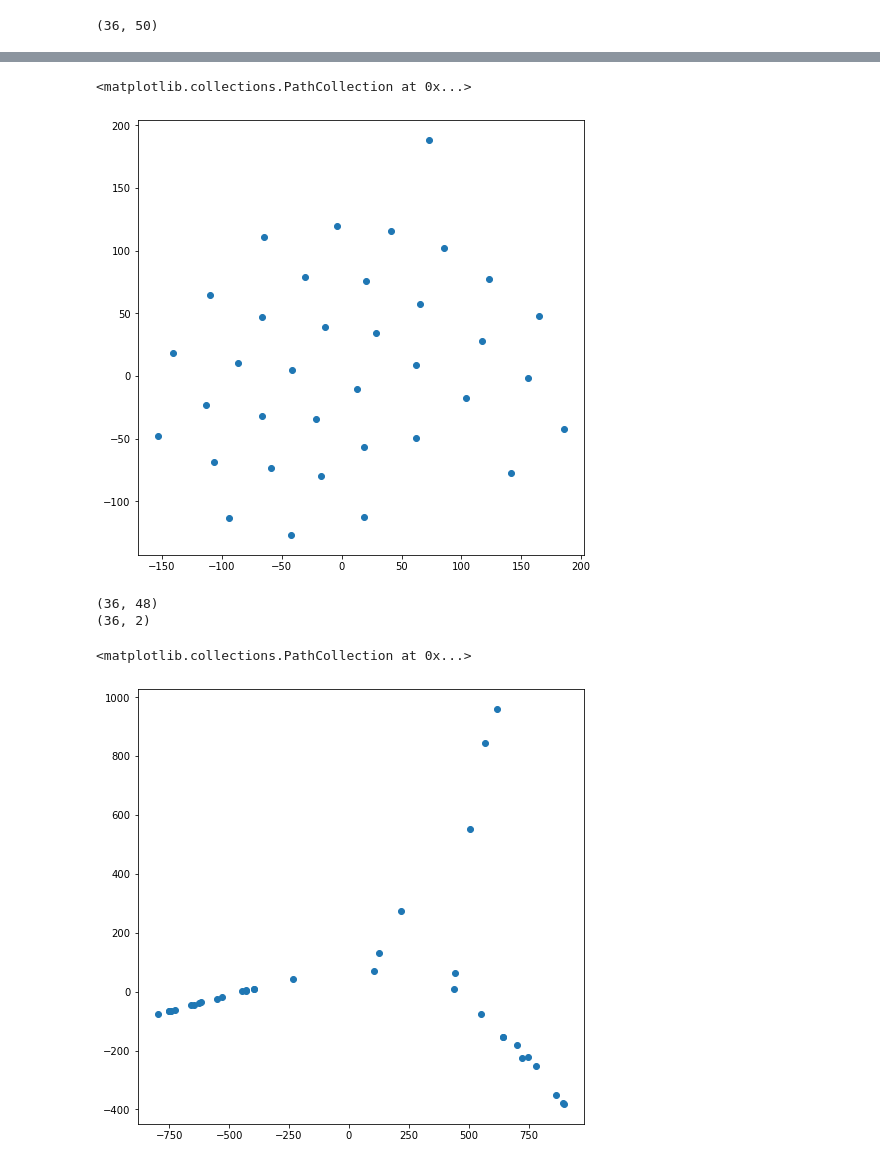
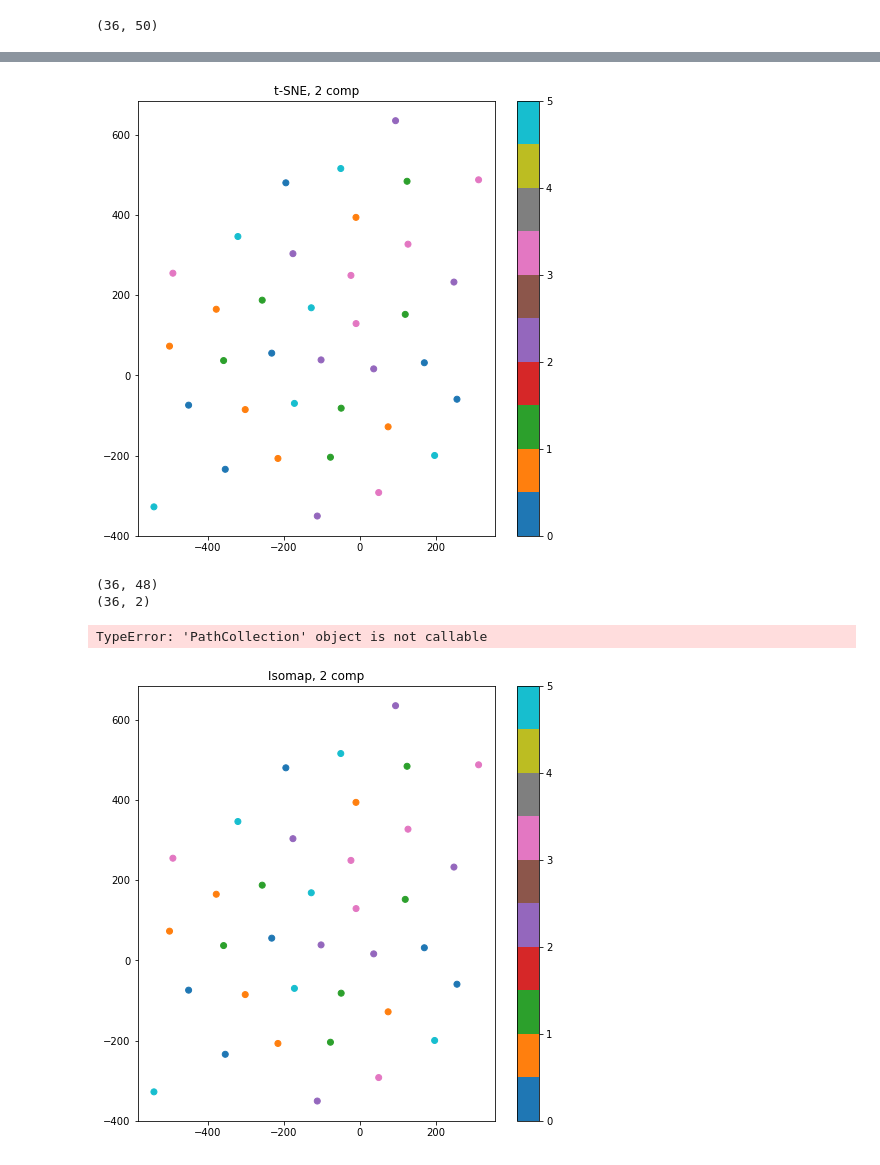
Before and after one commit to alesspiscopo/Data-Driven-MILD, a Jupyter notebook: PCA_grid.ipynb, the cells around one changed output, grey strips where cells are left out. Drawn from its saved outputs; the diff is of its cells as text; code cells hidden in the pictures.

```diff
--- a/PCA_grid.ipynb
+++ b/PCA_grid.ipynb
@@ -53,0 +33,17 @@ plt.show()
+# %%
+from sklearn.decomposition import PCA
+index = 0
+pca = PCA(n_components=5)
+pca.fit(T)
+
+#explained_var_ratio = pca.explained_variance_ratio_
+#plt.plot(explained_var_ratio)
+#plt.show()
+
+
+# plot of the explained variance by PCs and the cumulative variance ratio :  3 comp. explain up to 80% of the total variance
+plt.plot(explained_var_ratio, label = "explained variance ratio")
+plt.plot(np.cumsum(explained_var_ratio),label = "cumulative variance ratio")
+plt.legend(loc="center right")
+plt.xlabel('nb of components')
+plt.ylabel('Variance ratio')
@@ -54,11 +53,12 @@ plt.show()
 # %%
 A = pca.components_.T
-Z = T@A # X*A
+Z = np.flip(T,axis=0)@A # X*A
 print(A.shape)
 
-n_pcs = 5
+
+n_pcs = 2
 fig, axs = plt.subplots(1,n_pcs, figsize=(3*n_pcs, 3))
 for i, ax in enumerate(axs):
-    ax.imshow(np.flip(A[:,i].reshape(grid_shape),axis=0), cmap='YlOrBr') # to check, the flip
+    ax.imshow(A[:,i].reshape(grid_shape), cmap='YlOrBr') # to check, the flip
     ax.set_title('PC ' + str(i+1))
 # %% [output]
@@ -83,0 +86,7 @@ plt.show()
+# %%
+fig, ax = plt.subplots(figsize=(8,5))
+im = ax.scatter(Z[:,0], Z[:,1],c=df.to_numpy()[:,1], cmap=plt.cm.get_cmap('tab10', 10), alpha=1)
+plt.xlabel('PC1')
+plt.ylabel('PC2')
+fig.colorbar(im)
+plt.show()
@@ -84,16 +95,17 @@ plt.show()
 # %%
 from sklearn.manifold import TSNE
 
-tsne = TSNE(n_components =2, perplexity = 30)
+tsne = TSNE(n_components =2, perplexity = 30,init="pca")
 
 X_2d = tsne.fit_transform(T)
 X_2d.shape
+fig, ax = plt.subplots(figsize=(8,8))
 
-plt.figure(figsize=(8,8))
-plt.scatter(X_2d[:,0],X_2d[:,1])
+plt.title('t-SNE, 2 comp')
+fig.colorbar(im)
+im = ax.scatter(X_2d[:,0],X_2d[:,1],c=df.to_numpy()[:,0],cmap=plt.cm.get_cmap('tab10', 10), alpha=1)
 # %% [output]
-<matplotlib.collections.PathCollection at 0x...>
-[figure, old version]
+[figure, new version]
 # %%
 from sklearn.manifold import Isomap
 # %%
@@ -102,11 +114,13 @@ print(T.shape)
 X_transformed = embedding.fit_transform(T)
 print(X_transformed.shape)
 
-plt.figure(figsize=(8,8))
-plt.scatter(X_transformed[:,0],X_transformed[:,1])
+fig, ax = plt.subplots(figsize=(8,8))
+plt.title('Isomap, 2 comp')
+fig.colorbar(im)
+im = ax.scatter(X_2d[:,0],X_2d[:,1],c=df.to_numpy()[:,0],cmap=plt.cm.get_cmap('tab10', 10), alpha=1)(X_transformed[:,0],X_transformed[:,1],c=df.to_numpy()[:,0:1],cmap=plt.cm.get_cmap('tab10', 10), alpha=1)
 # %% [output]
 (36, 48)
 (36, 2)
-<matplotlib.collections.PathCollection at 0x...>
+TypeError: 'PathCollection' object is not callable
-[figure, old version]
+[figure, new version]
 # %%
```
Also changed, not shown: parts of 9 cells of this notebook.
